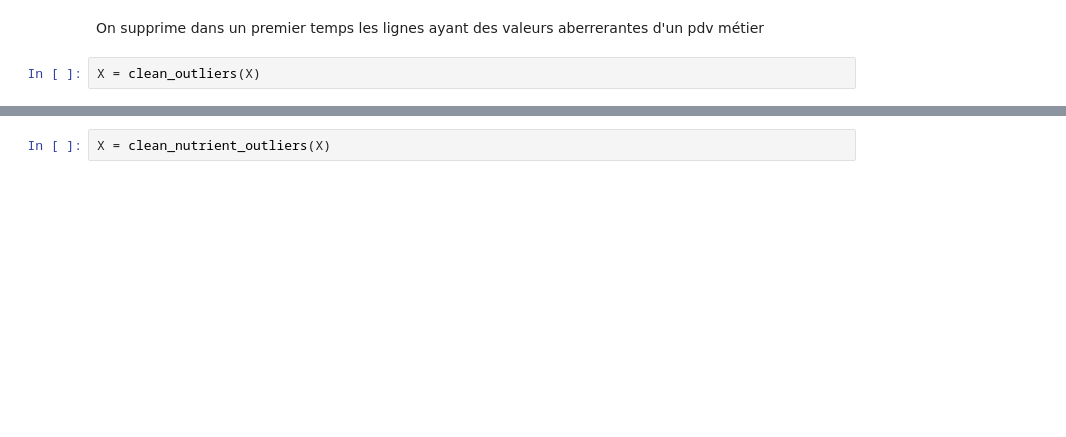
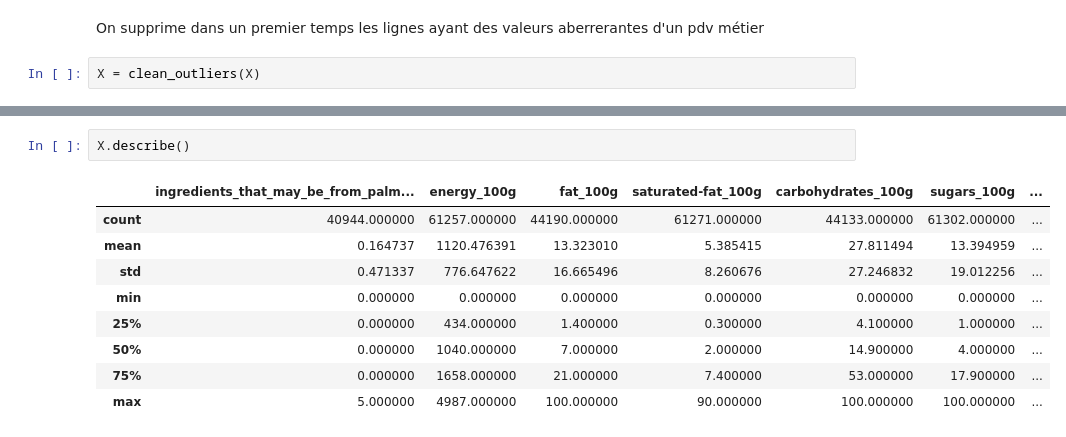
Before and after one commit to Bigzz22/Projets_OC, a Jupyter notebook: Projet 2/projet2.ipynb, the cells around one changed output, grey strips where cells are left out. Saved outputs shown, nothing was run; the diff lists cells and outputs as text; blank space fills up the shorter version.

```diff
--- a/Projet 2/projet2.ipynb
+++ b/Projet 2/projet2.ipynb
@@ -168,5 +303,15 @@ plt.show()
-# %%
-X = clean_nutrient_outliers(X)
+# %%
+X.describe()
+# %% [output]
+|  | ingredients_that_may_be_from_palm... | energy_100g | fat_100g | saturated-fat_100g | carbohydrates_100g | sugars_100g | ... |
+| count | 40944.000000 | 61257.000000 | 44190.000000 | 61271.000000 | 44133.000000 | 61302.000000 | ... |
+| mean | 0.164737 | 1120.476391 | 13.323010 | 5.385415 | 27.811494 | 13.394959 | ... |
+| std | 0.471337 | 776.647622 | 16.665496 | 8.260676 | 27.246832 | 19.012256 | ... |
+| min | 0.000000 | 0.000000 | 0.000000 | 0.000000 | 0.000000 | 0.000000 | ... |
+| 25% | 0.000000 | 434.000000 | 1.400000 | 0.300000 | 4.100000 | 1.000000 | ... |
+| 50% | 0.000000 | 1040.000000 | 7.000000 | 2.000000 | 14.900000 | 4.000000 | ... |
+| 75% | 0.000000 | 1658.000000 | 21.000000 | 7.400000 | 53.000000 | 17.900000 | ... |
+| max | 5.000000 | 4987.000000 | 100.000000 | 90.000000 | 100.000000 | 100.000000 | ... |
 # %%
 X.hist(bins=20, figsize=(30, 20))
 plt.show()
```
Also changed, not shown: parts of 22 cells of this notebook, 1 other file.
